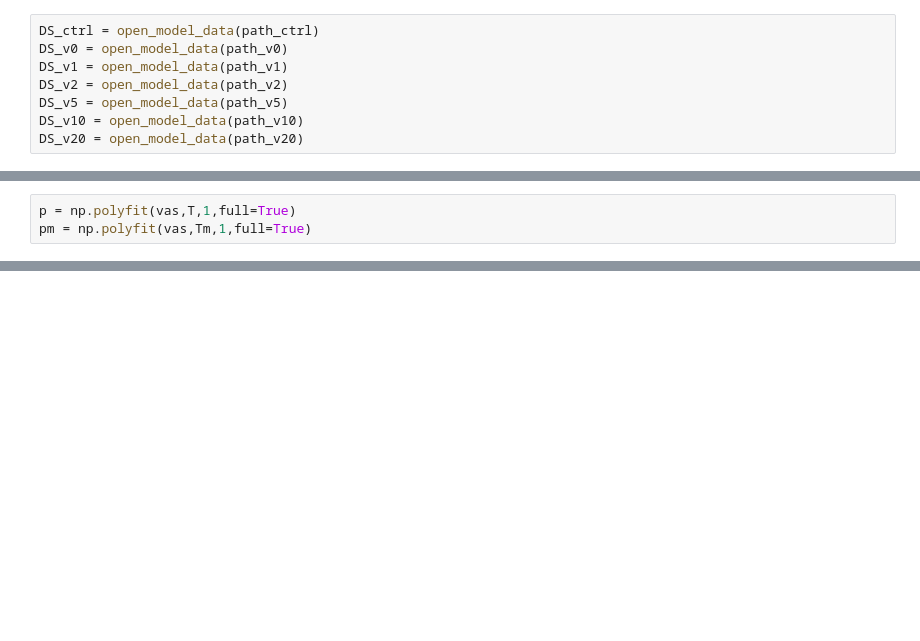
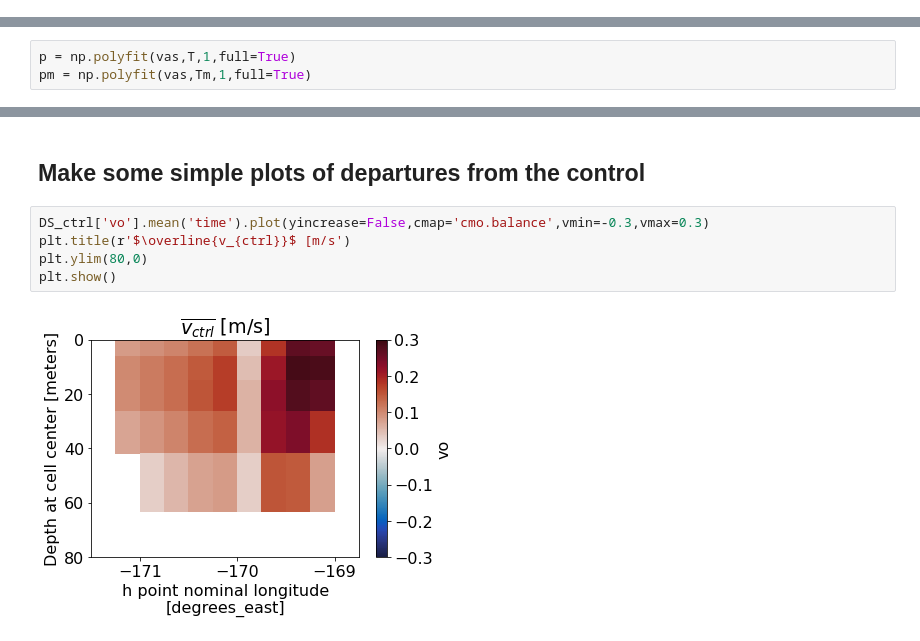
Before and after one commit to marionalberty/Chukchi_heatbudgets, a Jupyter notebook: notebooks/BWP_firstCheck.ipynb, the cells around one changed output, grey strips where cells are left out. Cells and saved outputs as stored; diff of their text form; blank space fills up the shorter version.

```diff
--- a/notebooks/BWP_firstCheck.ipynb
+++ b/notebooks/BWP_firstCheck.ipynb
@@ -56,8 +113,0 @@ def open_model_data(flist):
-# %%
-DS_ctrl = open_model_data(path_ctrl)
-DS_v0 = open_model_data(path_v0)
-DS_v1 = open_model_data(path_v1)
-DS_v2 = open_model_data(path_v2)
-DS_v5 = open_model_data(path_v5)
-DS_v10 = open_model_data(path_v10)
-DS_v20 = open_model_data(path_v20)
@@ -246,0 +285,9 @@ A 0.266 Sv increase in transport would require a 9.47 m/s vas perturbation.
+# %% [markdown]
+## Make some simple plots of departures from the control
+# %%
+DS_ctrl['vo'].mean('time').plot(yincrease=False,cmap='cmo.balance',vmin=-0.3,vmax=0.3)
+plt.title(r'$\overline{v_{ctrl}}$ [m/s')
+plt.ylim(80,0)
+plt.show()
+# %% [output]
+[figure, new version]
```
Also changed, not shown: parts of 33 cells of this notebook.
